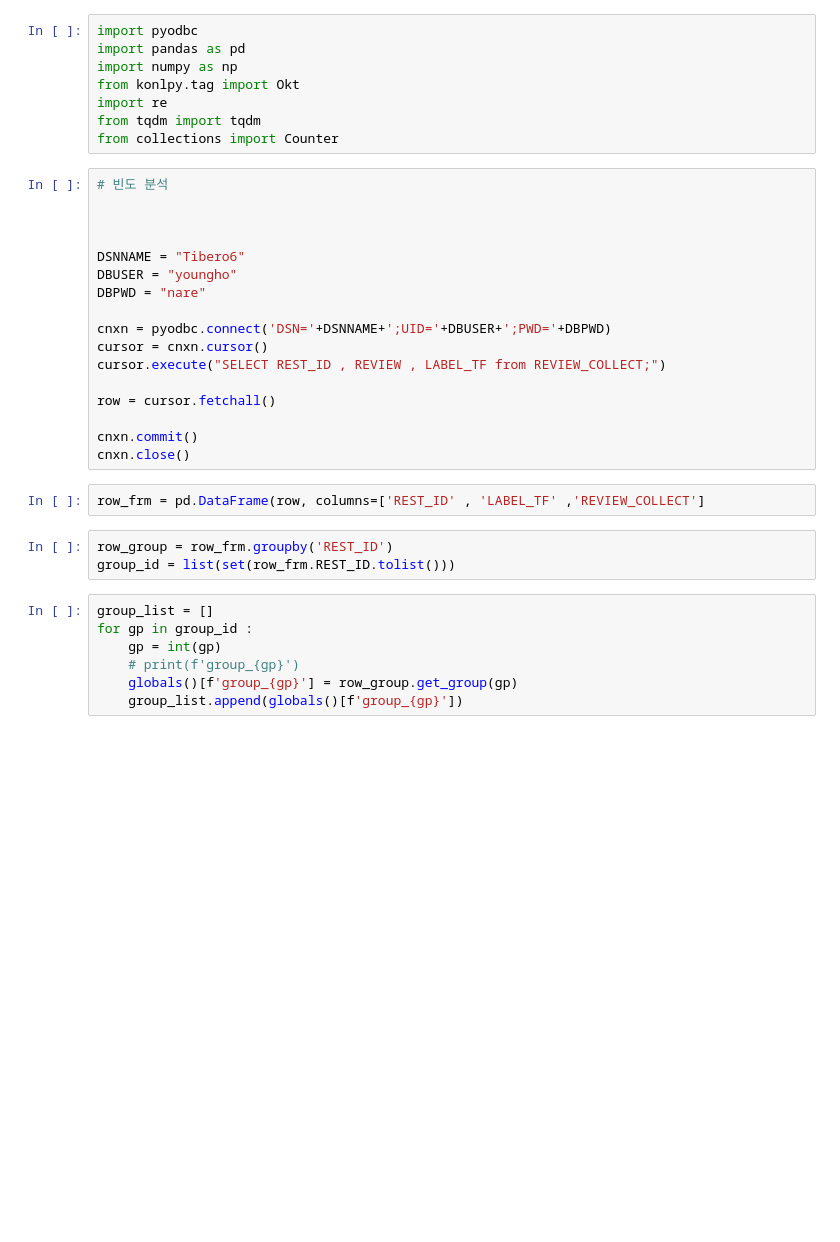
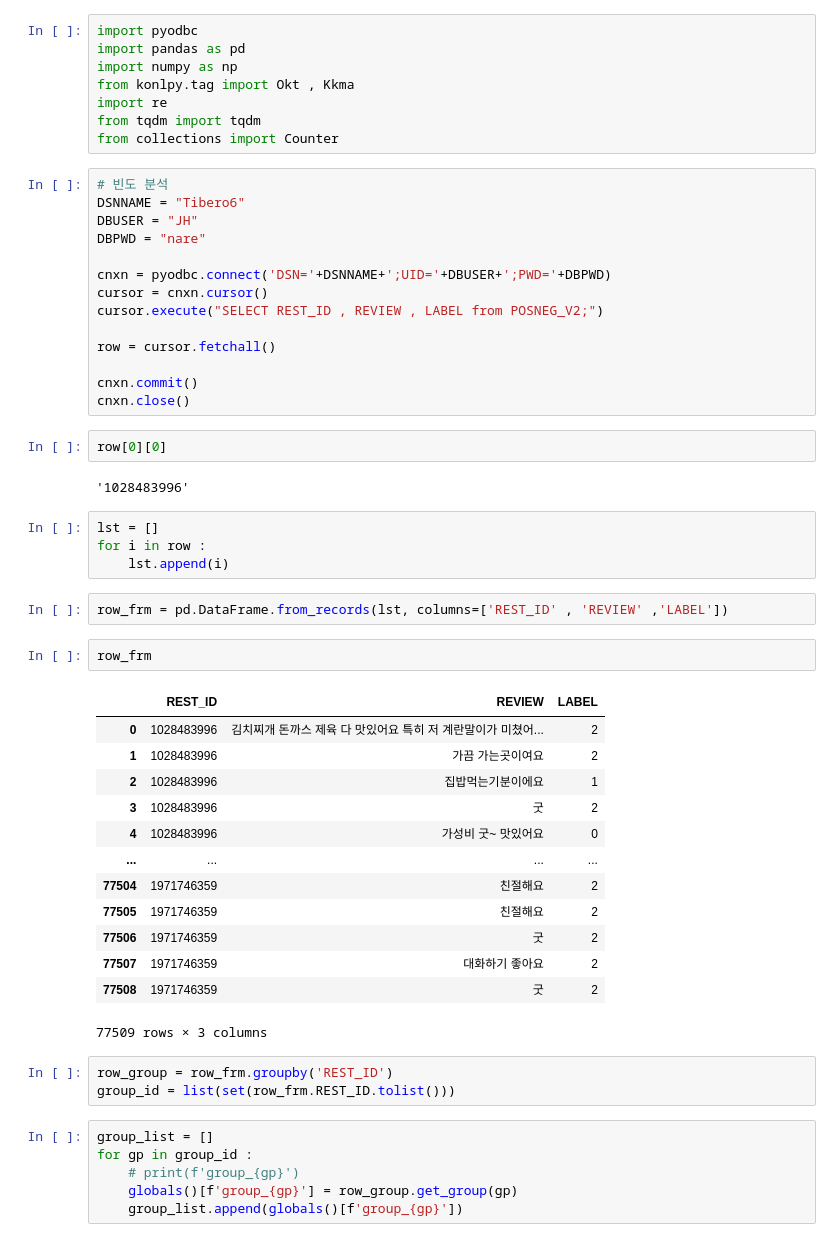
Before and after one commit to JUICE-JinHyeong/TABA_4, a Jupyter notebook: Crawling/Crawling/wordcount/wordcloud_data.ipynb, the cells around one changed output. Cells and saved outputs as stored; diff of their text form; blank space fills up the shorter version.

```diff
--- a/Crawling/Crawling/wordcount/wordcloud_data.ipynb
+++ b/Crawling/Crawling/wordcount/wordcloud_data.ipynb
@@ -2,36 +2,56 @@
 import pyodbc
 import pandas as pd
 import numpy as np
-from konlpy.tag import Okt
+from konlpy.tag import Okt , Kkma
 import re
 from tqdm import tqdm
 from collections import Counter
 # %%
 # 빈도 분석
-
-
-
 DSNNAME = "Tibero6"
-DBUSER = "youngho"
+DBUSER = "JH"
 DBPWD = "nare"
 
 cnxn = pyodbc.connect('DSN='+DSNNAME+';UID='+DBUSER+';PWD='+DBPWD)
 cursor = cnxn.cursor()
-cursor.execute("SELECT REST_ID , REVIEW , LABEL_TF from REVIEW_COLLECT;")
+cursor.execute("SELECT REST_ID , REVIEW , LABEL from POSNEG_V2;")
 
 row = cursor.fetchall()
 
 cnxn.commit()
 cnxn.close()
+# %%
+row[0][0]
+# %% [output]
+'1028483996'
+# %%
+lst = []
+for i in row :
+    lst.append(i)
 # %%
-row_frm = pd.DataFrame(row, columns=['REST_ID' , 'LABEL_TF' ,'REVIEW_COLLECT']
+row_frm = pd.DataFrame.from_records(lst, columns=['REST_ID' , 'REVIEW' ,'LABEL'])
+# %%
+row_frm
+# %% [output]
+|  | REST_ID | REVIEW | LABEL |
+| 0 | 1028483996 | 김치찌개 돈까스 제육 다 맛있어요 특히 저 계란말이가 미쳤어... | 2 |
+| 1 | 1028483996 | 가끔 가는곳이여요 | 2 |
+| 2 | 1028483996 | 집밥먹는기분이에요 | 1 |
+| 3 | 1028483996 | 굿 | 2 |
+| 4 | 1028483996 | 가성비 굿~ 맛있어요 | 0 |
+| ... | ... | ... | ... |
+| 77504 | 1971746359 | 친절해요 | 2 |
+| 77505 | 1971746359 | 친절해요 | 2 |
+| 77506 | 1971746359 | 굿 | 2 |
+| 77507 | 1971746359 | 대화하기 좋아요 | 2 |
+| 77508 | 1971746359 | 굿 | 2 |
+77509 rows × 3 columns
 # %%
 row_group = row_frm.groupby('REST_ID')
 group_id = list(set(row_frm.REST_ID.tolist()))
 # %%
 group_list = []
 for gp in group_id :
-    gp = int(gp)
     # print(f'group_{gp}')
     globals()[f'group_{gp}'] = row_group.get_group(gp)
     group_list.append(globals()[f'group_{gp}'])
```
Also changed, not shown: parts of 18 cells of this notebook, 11 other files.
